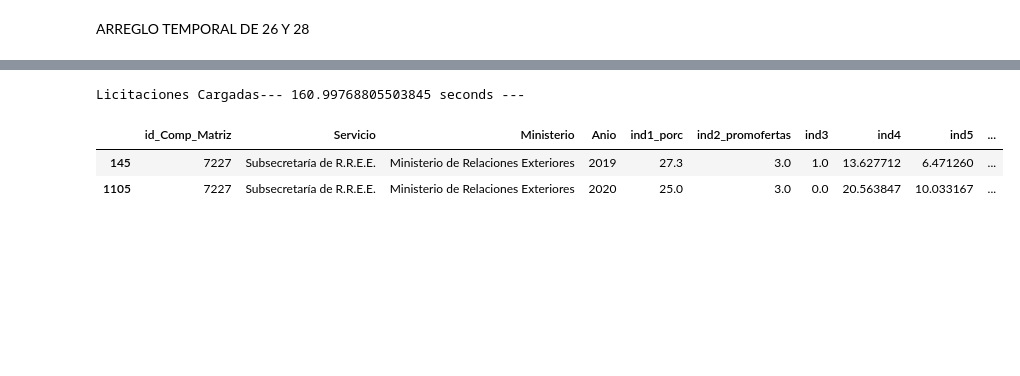
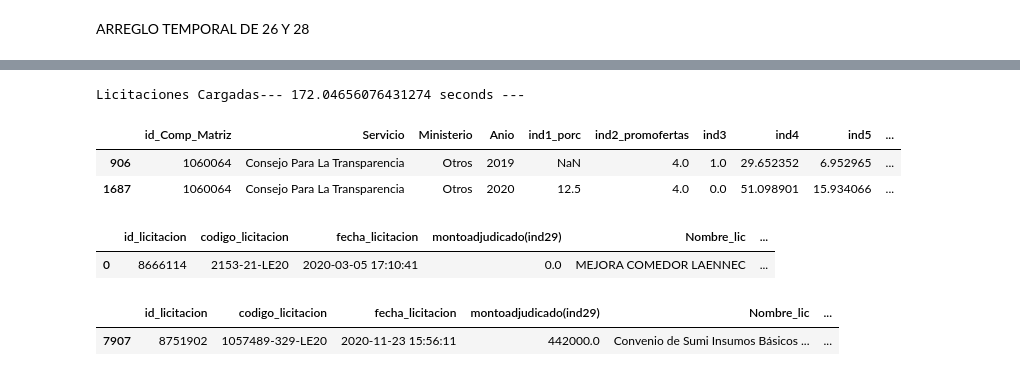
Before and after one commit to josemoragonzalez/RedFlagsv2, a Jupyter notebook: ETL/8 Datoslicitacion.ipynb, the cells around one changed output, grey strips where cells are left out. Saved outputs shown, nothing was run; the diff lists cells and outputs as text; code cells hidden in the pictures; blank space fills up the shorter version.

```diff
--- a/ETL/8 Datoslicitacion.ipynb
+++ b/ETL/8 Datoslicitacion.ipynb
@@ -55,7 +55,7 @@ portV = os.environ['vertport']
 
 hostV = serverV
 portV = portV
-userV = userV'
+userV = userV
 passV = passwV
 dbV = dbV
 
@@ -491,3 +480,7 @@ df_serviciosf2[df_serviciosf2['Servicio'].str.contains('Agencia de Promoción de
+# %%
+df_serviciosf2 = df_serviciosf2[df_serviciosf2['Servicio'] != 'MPCOMPRADORTEST_SKY2']
+df_serviciosf2 = df_serviciosf2[df_serviciosf2['Servicio'] != 'CECILE FRANCOISE GONZALEZ MENDEZ']
+df_serviciosf2['Servicio'] = df_serviciosf2['Servicio'].str.title()
 # %%
 df_serviciosf2.to_csv('Servicios.csv', sep=';')
 # %%
@@ -512,6 +505,6 @@ df_lic_ind1.to_sql(con = engine, name='redflags_licitaciones', if_exists='replac
 df_serviciosf2.to_sql(con = engine, name='redflags_servicios', if_exists='replace', index=False, schema="dbo")
 print("Licitaciones Cargadas--- %s seconds ---" % (time.time() - start_time))
 # %% [output]
-Licitaciones Cargadas--- 160.99768805503845 seconds ---
+Licitaciones Cargadas--- 172.04656076431274 seconds ---
 # %%
 cnxn.close()
@@ -518,7 +514,17 @@ cnxn.close()
 # %%
 #df_serviciosf2[df_serviciosf2['Servicio'].str.contains('elacion')]
-df_serviciosf2[df_serviciosf2['id_Comp_Matriz']==7227]
+df_serviciosf2[df_serviciosf2['Servicio']=='Consejo Para La Transparencia']
 # %% [output]
 |  | id_Comp_Matriz | Servicio | Ministerio | Anio | ind1_porc | ind2_promofertas | ind3 | ind4 | ind5 | ... |
-| 145 | 7227 | Subsecretaría de R.R.E.E. | Ministerio de Relaciones Exteriores | 2019 | 27.3 | 3.0 | 1.0 | 13.627712 | 6.471260 | ... |
-| 1105 | 7227 | Subsecretaría de R.R.E.E. | Ministerio de Relaciones Exteriores | 2020 | 25.0 | 3.0 | 0.0 | 20.563847 | 10.033167 | ... |
+| 906 | 1060064 | Consejo Para La Transparencia | Otros | 2019 | NaN | 4.0 | 1.0 | 29.652352 | 6.952965 | ... |
+| 1687 | 1060064 | Consejo Para La Transparencia | Otros | 2020 | 12.5 | 4.0 | 0.0 | 51.098901 | 15.934066 | ... |
+# %%
+datasetlicitaciones.head(1)
+# %% [output]
+|  | id_licitacion | codigo_licitacion | fecha_licitacion | montoadjudicado(ind29) | Nombre_lic | ... |
+| 0 | 8666114 | 2153-21-LE20 | 2020-03-05 17:10:41 | 0.0 | MEJORA COMEDOR LAENNEC | ... |
+# %%
+datasetlicitaciones[datasetlicitaciones['codigo_licitacion']=='1057489-329-LE20']
+# %% [output]
+|  | id_licitacion | codigo_licitacion | fecha_licitacion | montoadjudicado(ind29) | Nombre_lic | ... |
+| 7907 | 8751902 | 1057489-329-LE20 | 2020-11-23 15:56:11 | 442000.0 | Convenio de Sumi Insumos Básicos ... | ... |
```
Also changed, not shown: parts of 5 cells of this notebook, 11 other files.
